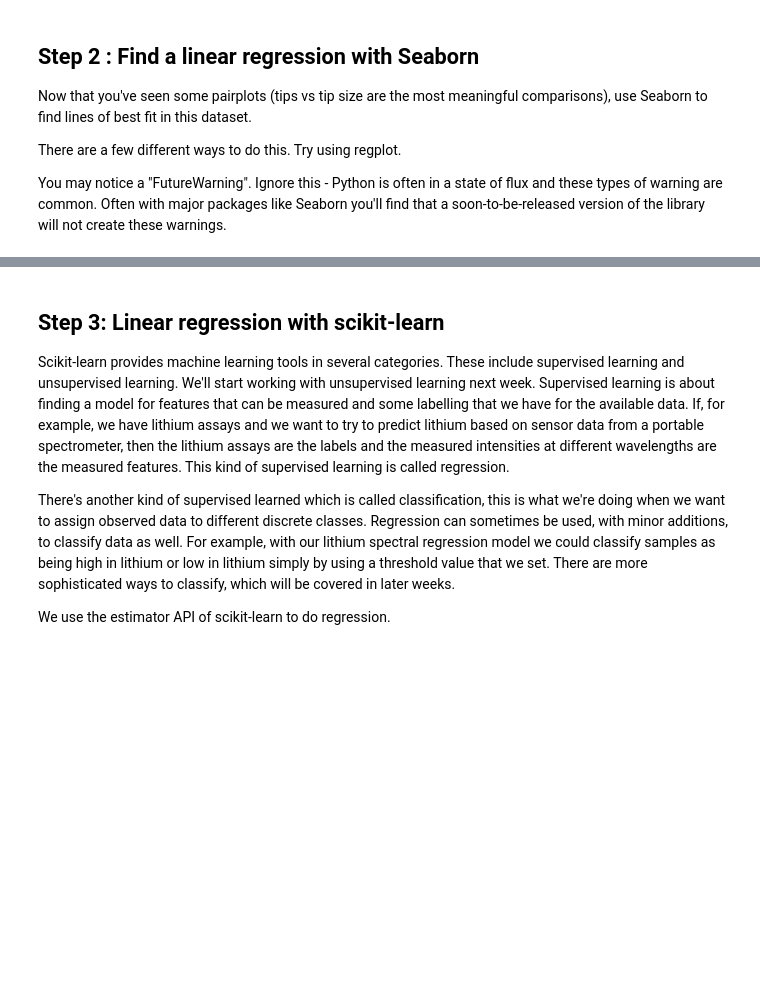
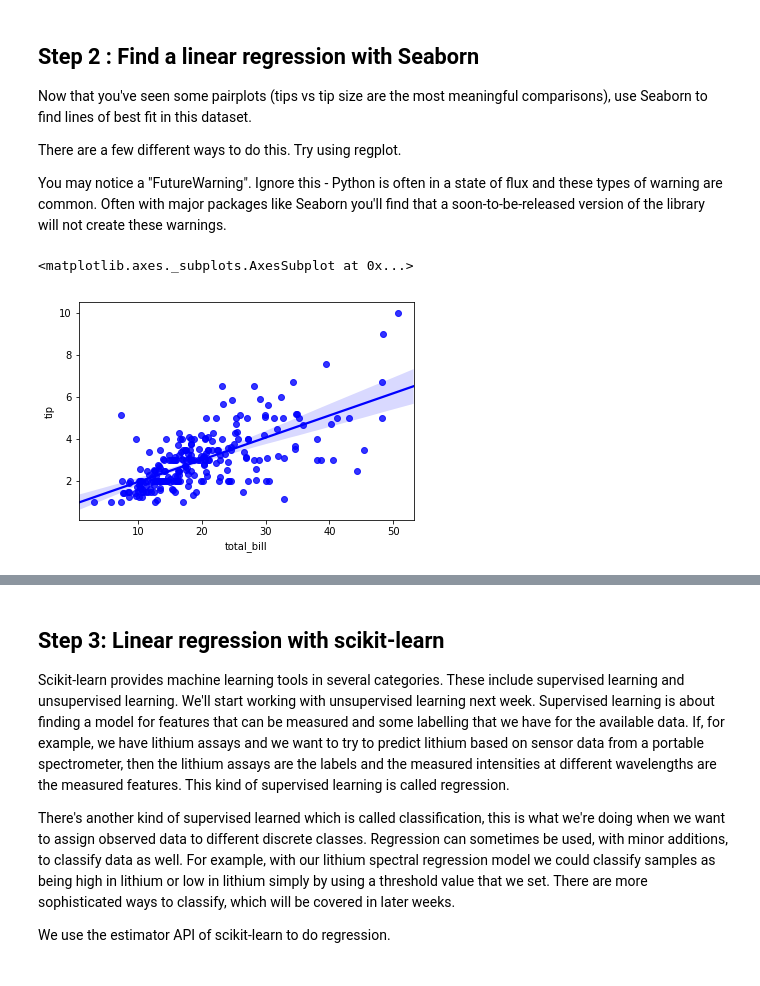
Before and after one commit to core-skills/05-simple-predictions, a Jupyter notebook: notebooks/session1and2.ipynb, the cells around one changed output, grey strips where cells are left out. Saved outputs shown, nothing was run; the diff lists cells and outputs as text; code cells hidden in the pictures; blank space fills up the shorter version.

```diff
--- a/notebooks/session1and2.ipynb
+++ b/notebooks/session1and2.ipynb
@@ -44,0 +66,3 @@ tips
+# %%
+tips = pd.read_csv('../data/tips.csv')
+tips.head()
@@ -50,3 +81,8 @@ Now that you've seen some pairplots (tips vs tip size are the most meaningful co
 There are a few different ways to do this.  Try using regplot.
 
 You may notice a "FutureWarning".  Ignore this - Python is often in a state of flux and these types of warning are common.  Often with major packages like Seaborn you'll find that a soon-to-be-released version of the library will not create these warnings.
+# %%
+sns.regplot("total_bill", "tip",data=tips,scatter=True, color="blue")
+# %% [output]
+<matplotlib.axes._subplots.AxesSubplot at 0x...>
+[figure, added]
```
Also changed, not shown: parts of 29 cells of this notebook.
